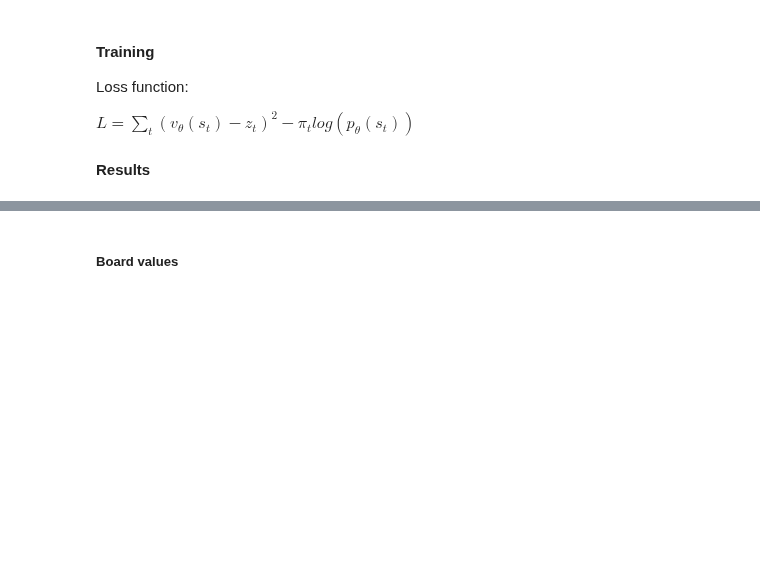
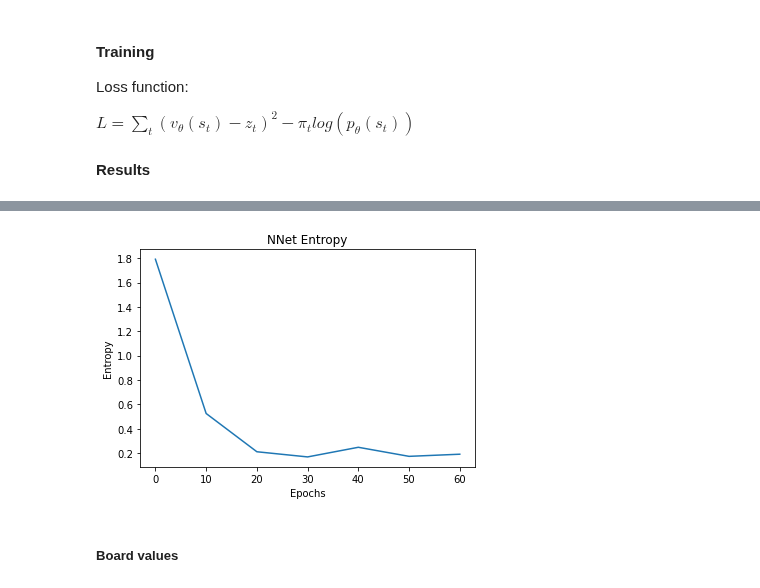
Before and after one commit to MaxU11/playground, a Jupyter notebook: notebooks/NNet_Agent.ipynb, the cells around one changed output, grey strips where cells are left out. Cells and saved outputs as stored; diff of their text form; code cells hidden in the pictures; blank space fills up the shorter version.

Commit message:
+ NN Agent Notebook

```diff
--- a/notebooks/NNet_Agent.ipynb
+++ b/notebooks/NNet_Agent.ipynb
@@ -222,55 +247,66 @@ def get_nnet_checkpoints(path):
 
 def get_board_predictions(game_data, nnet, agent_id):
     _, c_board = NN_Agent.get_canonical_board_str_from_data(game_data, agent_id)
-    pos = game_data.agents[agent_id].position
+    a_pos = game_data.agents[agent_id].position
 
     pos = []
     ps = []
     vs = []
-    c_board[pos] = 0
+    c_board[a_pos] = 0
 
     for row in range(c_board.shape[0]):
         for col in range(c_board.shape[1]):
             if c_board[row, col] == 0:
                 c_board[row, col] = 8 * (1 + agent_id)
                 nn_input = nnet.get_nn_input(c_board)
                 p, v = nnet.predict(nn_input)
                 pos.append((row, col))
                 ps.append(p)
                 vs.append(v)
                 c_board[row, col] = 0
 
     return pos, np.vstack(ps), np.vstack(vs)
 
-def calc_mean_entropy(probs):
-    if len(probs.shape) == 1:
-        return - np.sum(probs * np.log(probs))
+def calc_mean_entropy(_probs):
+    if len(_probs.shape) == 1:
+        return - np.sum(_probs * np.log(_probs))
     else:
-        return - np.sum(probs * np.log(probs)) / len(probs)
+        return - np.sum(_probs * np.log(_probs)) / len(_probs)
 
+def get_epoch_predictions(game, nnet_cps, es):
+    _board_values = []
+    _board_probs = []
+    _eval_pos = None
+    for _nnet_cp in nnet_cps:
+        _nnet = PommermanNNet(**nn_args)
 
-epochs = 10
-mean_entropy = []
-mean_value_size = []
+        if _nnet_cp:
+            _head, _tail = os.path.split(_nnet_cp)
+            _nnet.load_checkpoint(_head, _tail)
 
+        _pos, _ps, _vs = get_board_predictions(game, _nnet, 0)
+        _board_values.append(_vs)
+        _board_probs.append(_ps)
+        _eval_pos = _pos
+    return _eval_pos, _board_values, _board_probs
+
+epoch_step = 10
 nnet_checkpoints = [None]
 nnet_checkpoints.extend(get_nnet_checkpoints(model_path))
-for nnet_cp in nnet_checkpoints:
-    nnet = PommermanNNet(**nn_args)
 
-    if nnet_cp:
-        head, tail = os.path.split(nnet_cp)
-        nnet.load_checkpoint(head, tail)
+eval_pos, board_values, board_probs = get_epoch_predictions(game_data, nnet_checkpoints, epoch_step)
 
-    pos, ps, vs = get_board_predictions(game_data, nnet, 0)
-    mean_entropy.append(calc_mean_entropy(ps))
-    mean_value_size.append(vs.mean())
+mean_entropy = []
+for mp in board_probs:
+    mean_entropy.append(calc_mean_entropy(mp))
 
-x_axis = np.array(list(range(len(mean_entropy)))) * epochs
+x_axis = np.array(list(range(len(mean_entropy)))) * epoch_step
 plt.title('NNet Entropy')
 plt.xlabel('Epochs')
 plt.ylabel('Entropy')
 plt.plot(x_axis, mean_entropy)
 plt.show()
+# %% [output]
+[figure, added]
 # %% [markdown]
 <h5>Board values</h5>
```
Also changed, not shown: parts of 6 cells of this notebook, 1 other file.
